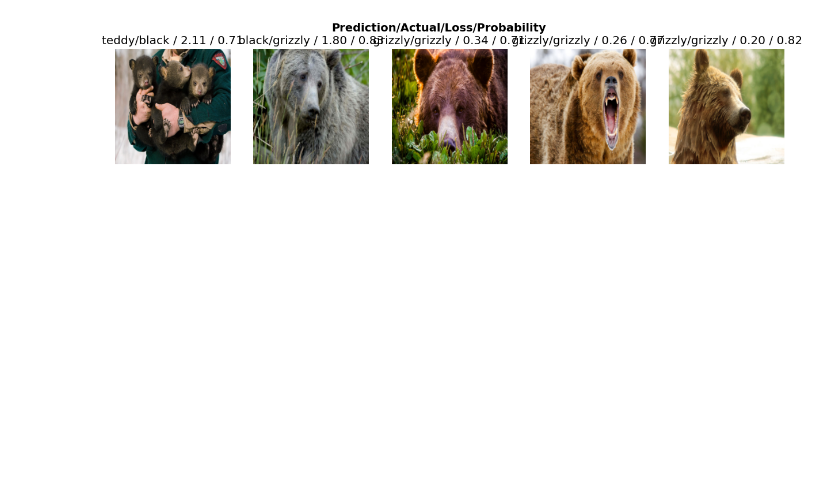
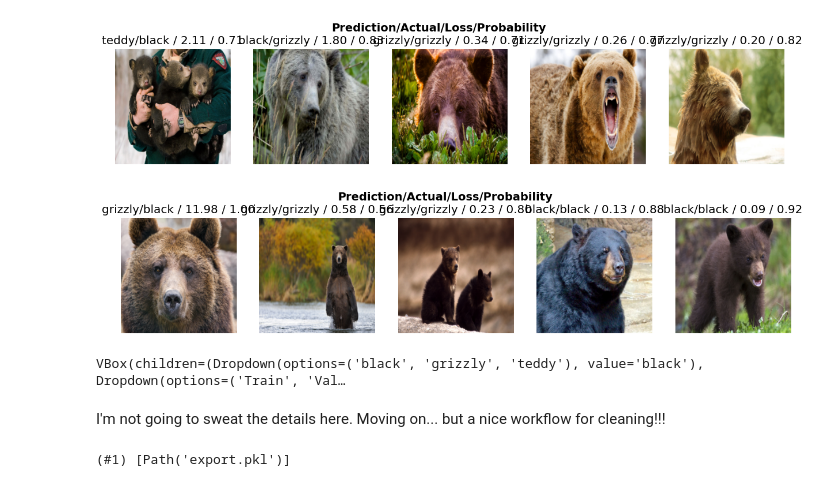
Before and after one commit to johnpmayer/fastai-1, a Jupyter notebook: lessons/2/production.ipynb, the cells around one changed output. Drawn from its saved outputs; the diff is of its cells as text; code cells hidden in the pictures; blank space fills up the shorter version.

Commit message:
cleaning, exporting the model

```diff
--- a/lessons/2/production.ipynb
+++ b/lessons/2/production.ipynb
@@ -95,3 +97,12 @@ interp.plot_confusion_matrix()
 interp.plot_top_losses(5, nrows=1)
 # %% [output]
 [figure]
+# %%
+interp.plot_top_losses(5, nrows=1)
+# %% [output]
+[figure, added]
+# %%
+cleaner = ImageClassifierCleaner(learn)
+cleaner
+# %% [output]
+VBox(children=(Dropdown(options=('black', 'grizzly', 'teddy'), value='black'), Dropdown(options=('Train', 'Val…
@@ -97,0 +112,2 @@ interp.plot_top_losses(5, nrows=1)
+# %% [markdown]
+I'm not going to sweat the details here. Moving on... but a nice workflow for cleaning!!!
@@ -97,0 +116,5 @@ interp.plot_top_losses(5, nrows=1)
+# %%
+path = Path()
+path.ls(file_exts='.pkl')
+# %% [output]
+(#1) [Path('export.pkl')]
```
Also changed, not shown: parts of 5 cells of this notebook, 1 other file.
